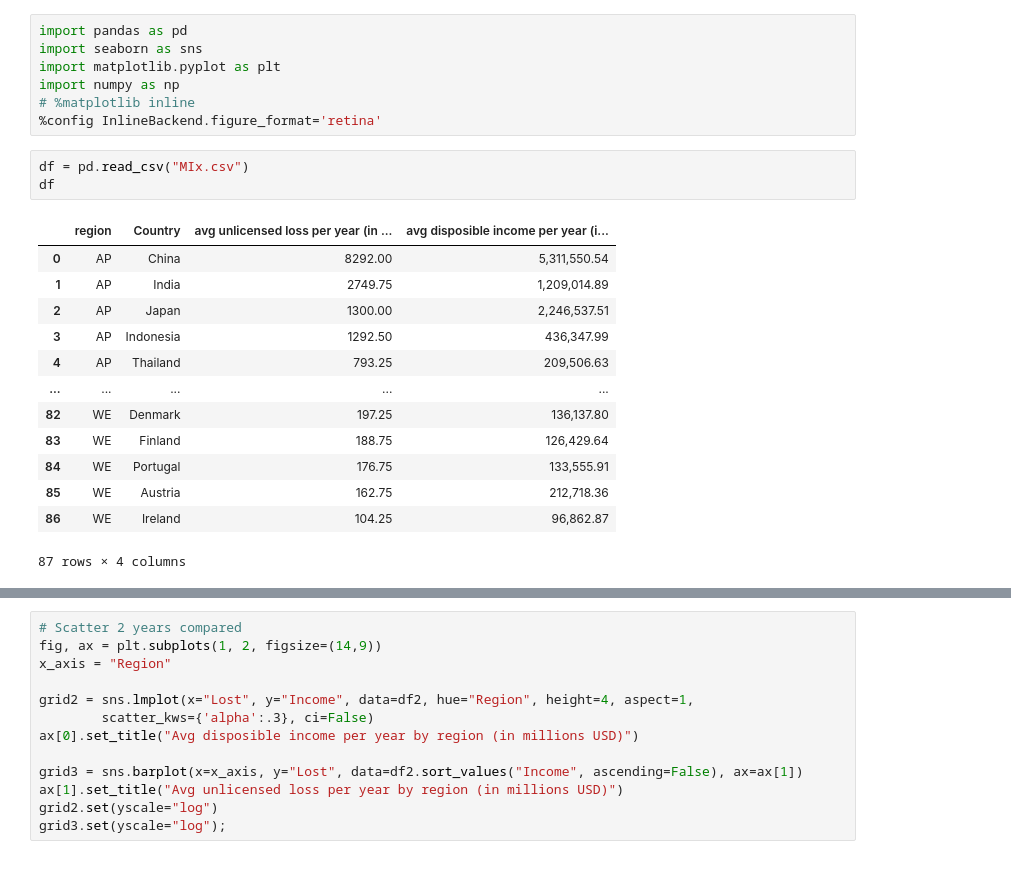
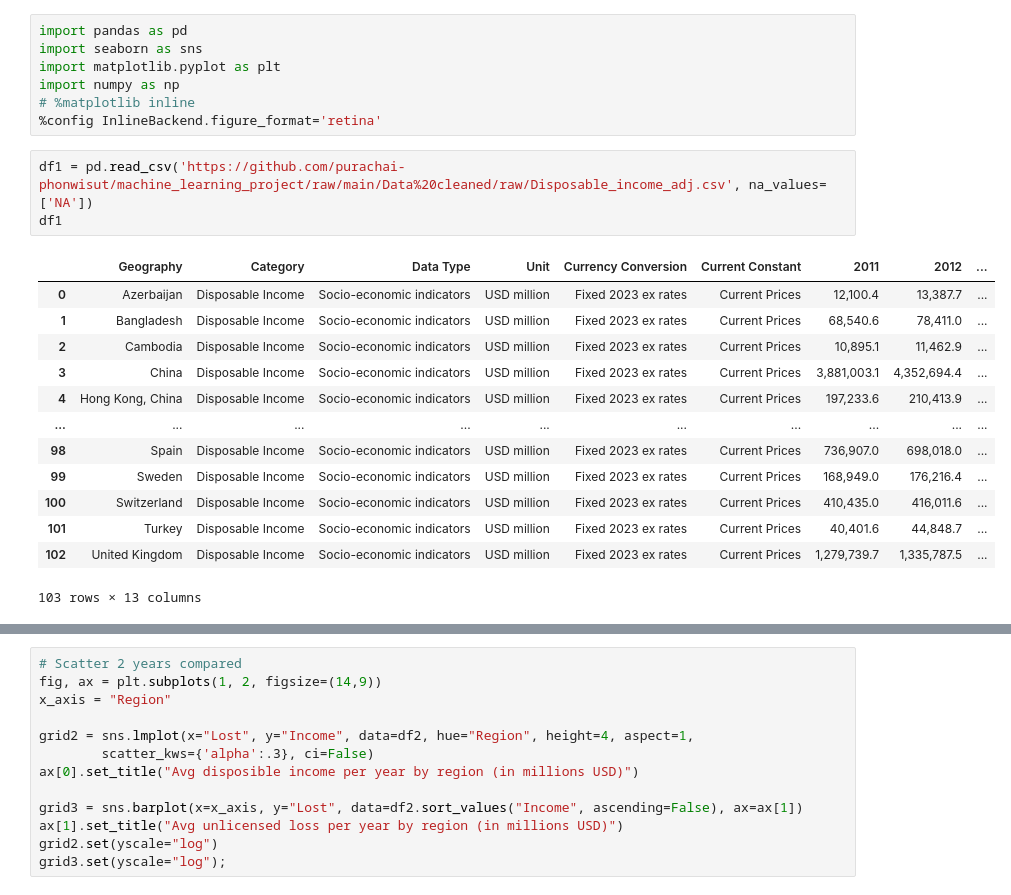
Before and after one commit to purachai-phonwisut/machine_learning_project, a Jupyter notebook: Com.ipynb, the cells around one changed output, grey strips where cells are left out. Cells and saved outputs as stored; diff of their text form.

```diff
--- a/Com.ipynb
+++ b/Com.ipynb
@@ -5,20 +5,20 @@ import matplotlib.pyplot as plt
 import numpy as np
 # %matplotlib inline
 %config InlineBackend.figure_format='retina'
-# %%
-df = pd.read_csv("MIx.csv")
-df
-# %% [output]
-|  | region | Country | avg unlicensed loss per year (in ... | avg disposible income per year (i... |
-| 0 | AP | China | 8292.00 | 5,311,550.54 |
-| 1 | AP | India | 2749.75 | 1,209,014.89 |
-| 2 | AP | Japan | 1300.00 | 2,246,537.51 |
-| 3 | AP | Indonesia | 1292.50 | 436,347.99 |
-| 4 | AP | Thailand | 793.25 | 209,506.63 |
-| ... | ... | ... | ... | ... |
-| 82 | WE | Denmark | 197.25 | 136,137.80 |
-| 83 | WE | Finland | 188.75 | 126,429.64 |
-| 84 | WE | Portugal | 176.75 | 133,555.91 |
-| 85 | WE | Austria | 162.75 | 212,718.36 |
-| 86 | WE | Ireland | 104.25 | 96,862.87 |
-87 rows × 4 columns
+# %%
+df1 = pd.read_csv('https://github.com/purachai-phonwisut/machine_learning_project/raw/main/Data%20cleaned/raw/Disposable_income_adj.csv', na_values=['NA'])
+df1
+# %% [output]
+|  | Geography | Category | Data Type | Unit | Currency Conversion | Current Constant | 2011 | 2012 | ... |
+| 0 | Azerbaijan | Disposable Income | Socio-economic indicators | USD million | Fixed 2023 ex rates | Current Prices | 12,100.4 | 13,387.7 | ... |
+| 1 | Bangladesh | Disposable Income | Socio-economic indicators | USD million | Fixed 2023 ex rates | Current Prices | 68,540.6 | 78,411.0 | ... |
+| 2 | Cambodia | Disposable Income | Socio-economic indicators | USD million | Fixed 2023 ex rates | Current Prices | 10,895.1 | 11,462.9 | ... |
+| 3 | China | Disposable Income | Socio-economic indicators | USD million | Fixed 2023 ex rates | Current Prices | 3,881,003.1 | 4,352,694.4 | ... |
+| 4 | Hong Kong, China | Disposable Income | Socio-economic indicators | USD million | Fixed 2023 ex rates | Current Prices | 197,233.6 | 210,413.9 | ... |
+| ... | ... | ... | ... | ... | ... | ... | ... | ... | ... |
+| 98 | Spain | Disposable Income | Socio-economic indicators | USD million | Fixed 2023 ex rates | Current Prices | 736,907.0 | 698,018.0 | ... |
+| 99 | Sweden | Disposable Income | Socio-economic indicators | USD million | Fixed 2023 ex rates | Current Prices | 168,949.0 | 176,216.4 | ... |
+| 100 | Switzerland | Disposable Income | Socio-economic indicators | USD million | Fixed 2023 ex rates | Current Prices | 410,435.0 | 416,011.6 | ... |
+| 101 | Turkey | Disposable Income | Socio-economic indicators | USD million | Fixed 2023 ex rates | Current Prices | 40,401.6 | 44,848.7 | ... |
+| 102 | United Kingdom | Disposable Income | Socio-economic indicators | USD million | Fixed 2023 ex rates | Current Prices | 1,279,739.7 | 1,335,787.5 | ... |
+103 rows × 13 columns
```
Also changed, not shown: parts of 15 cells of this notebook.
